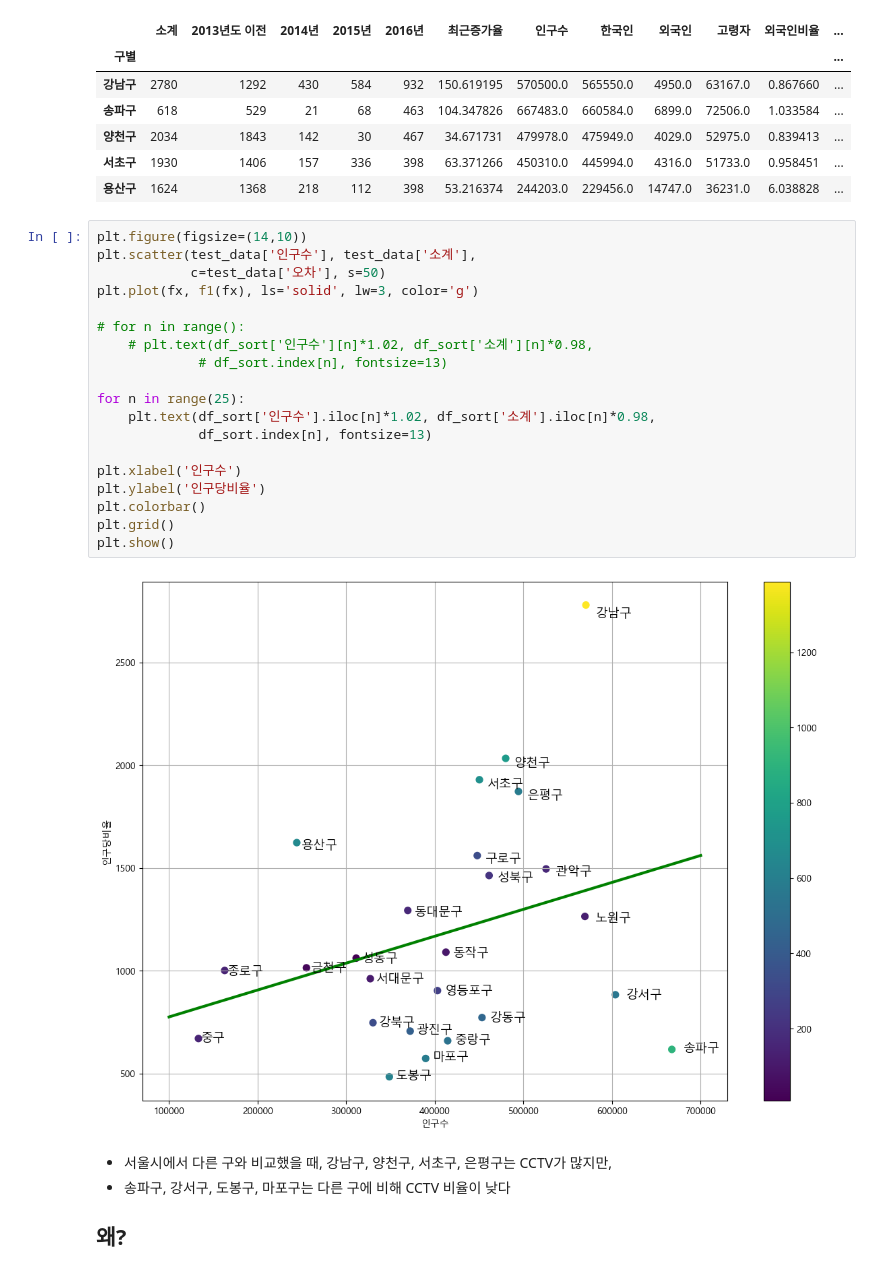
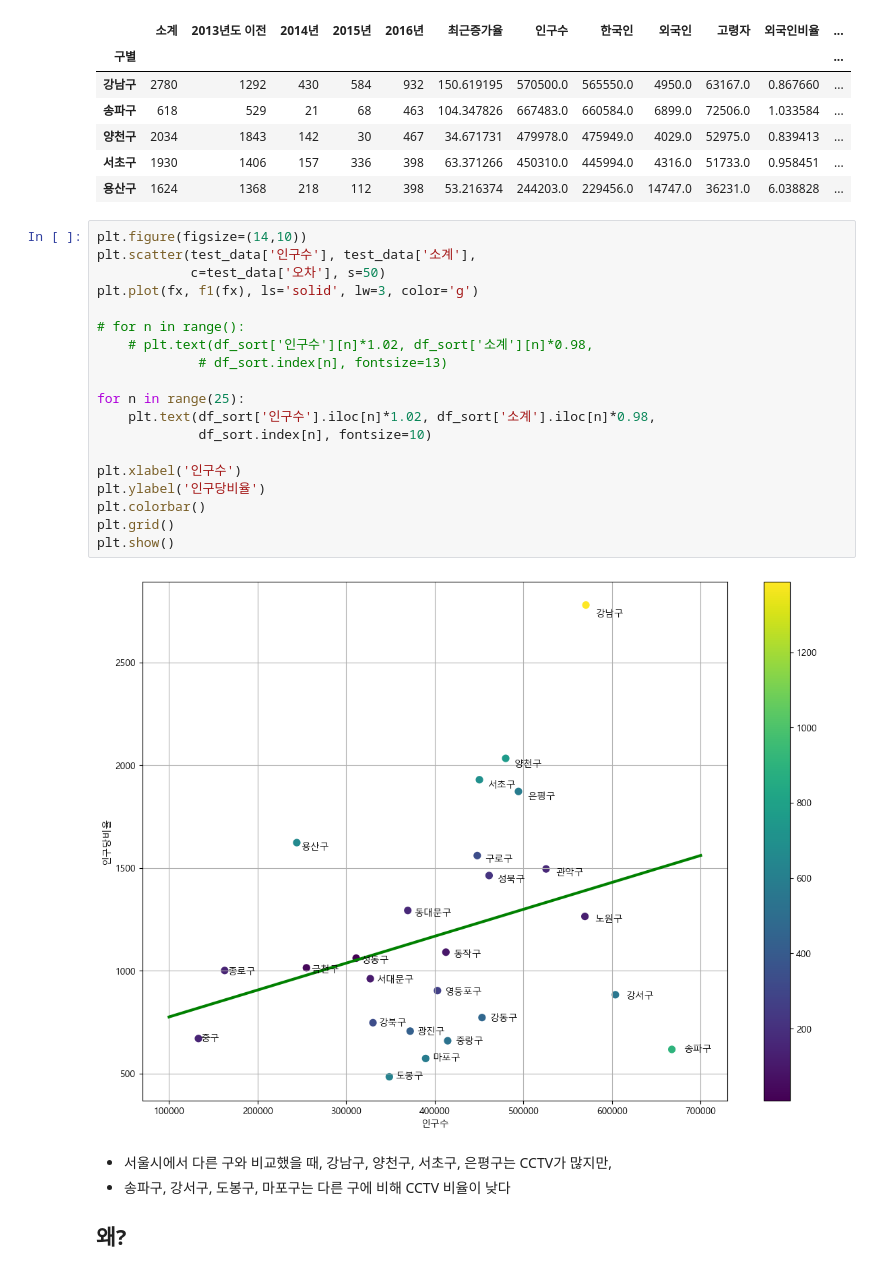
Before and after one commit to 5peaker/engineering-pancake, a Jupyter notebook: SeoulCCTV.ipynb, the cells around one changed output. Cells and saved outputs as stored; diff of their text form.

```diff
--- a/SeoulCCTV.ipynb
+++ b/SeoulCCTV.ipynb
@@ -350,24 +350,24 @@ df_sort.head()
 # %%
 plt.figure(figsize=(14,10))
 plt.scatter(test_data['인구수'], test_data['소계'],
             c=test_data['오차'], s=50)
 plt.plot(fx, f1(fx), ls='solid', lw=3, color='g')
 
 # for n in range():
     # plt.text(df_sort['인구수'][n]*1.02, df_sort['소계'][n]*0.98,
              # df_sort.index[n], fontsize=13)
 
 for n in range(25):
     plt.text(df_sort['인구수'].iloc[n]*1.02, df_sort['소계'].iloc[n]*0.98,
-             df_sort.index[n], fontsize=13)
+             df_sort.index[n], fontsize=10)
 
 plt.xlabel('인구수')
 plt.ylabel('인구당비율')
 plt.colorbar()
 plt.grid()
 plt.show()
 # %% [output]
-[figure, old version]
+[figure, new version]
 # %% [markdown]
 * 서울시에서 다른 구와 비교했을 때, 강남구, 양천구, 서초구, 은평구는 CCTV가 많지만,
 * 송파구, 강서구, 도봉구, 마포구는 다른 구에 비해 CCTV 비율이 낮다
```
Also changed, not shown: 4 other files.
